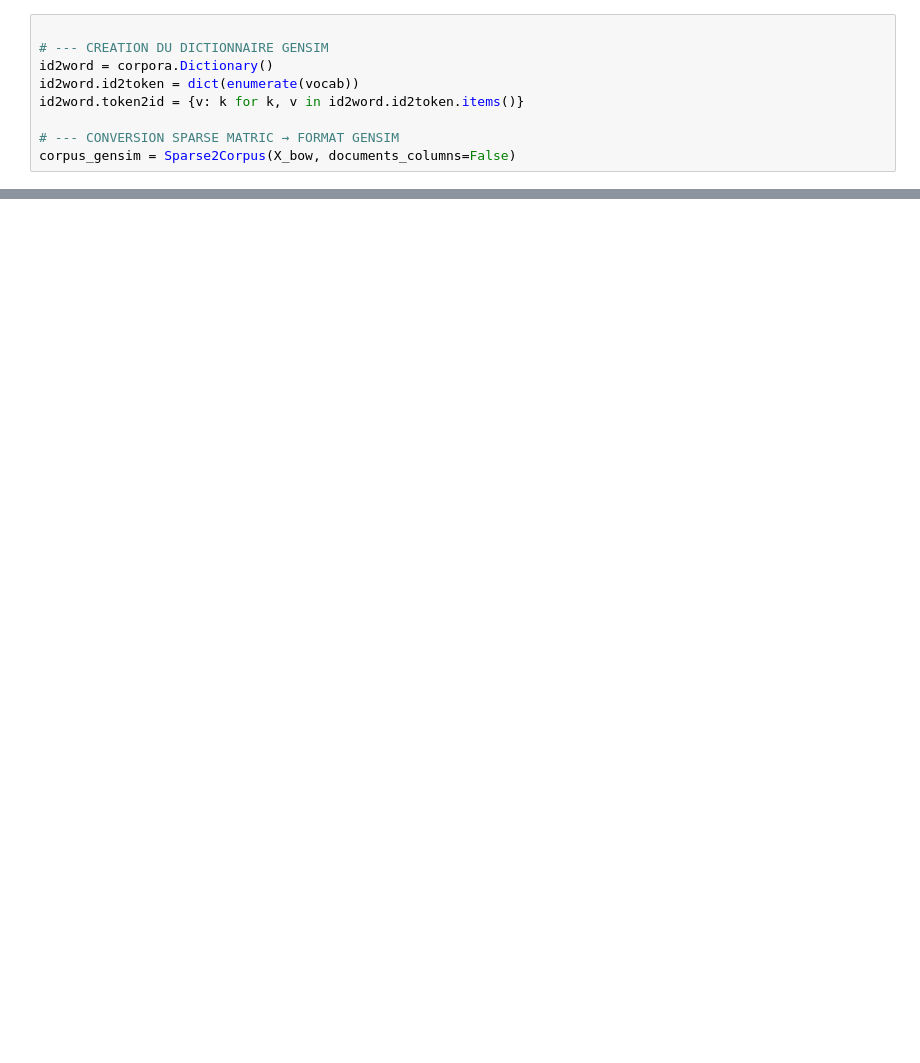
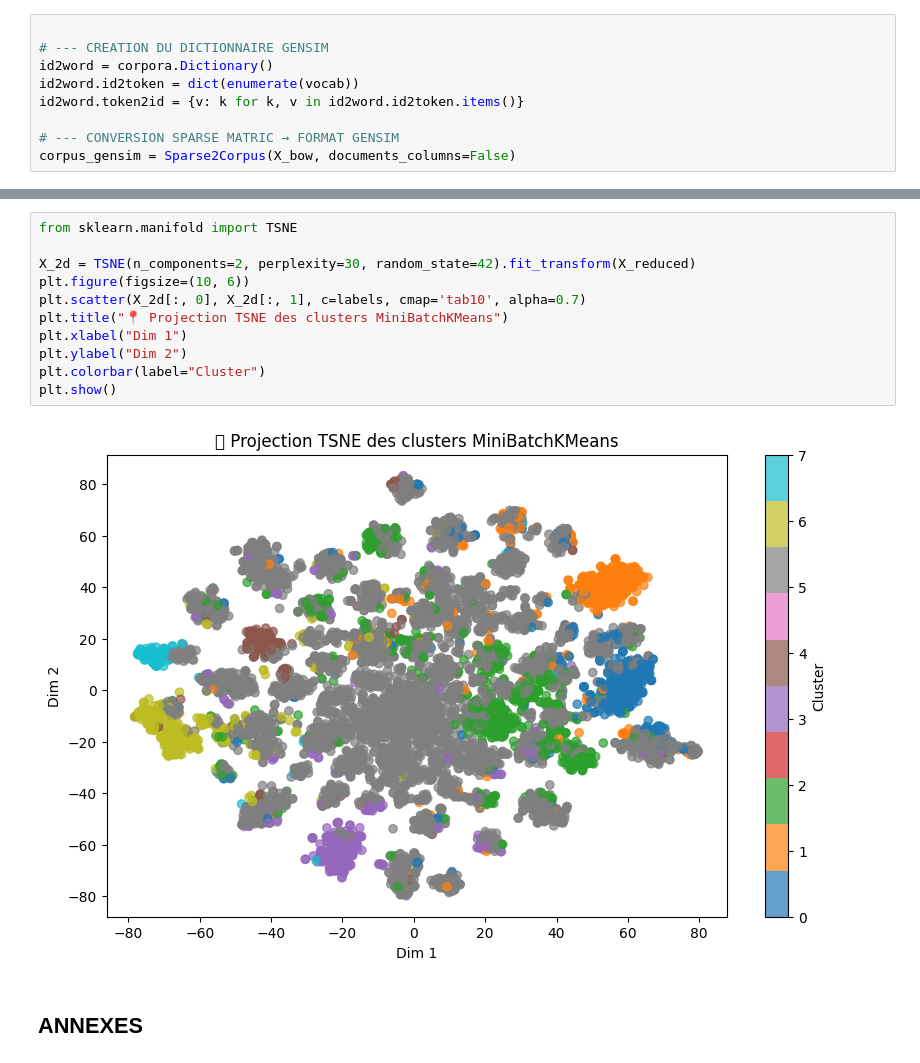
Before and after one commit to QuantumIza/tag-suggester, a Jupyter notebook: notebooks/3_modele_non_supervise_lda.ipynb, the cells around one changed output, grey strips where cells are left out. Cells and saved outputs as stored; diff of their text form; blank space fills up the shorter version.

```diff
--- a/notebooks/3_modele_non_supervise_lda.ipynb
+++ b/notebooks/3_modele_non_supervise_lda.ipynb
@@ -175,0 +394,15 @@ for topic_id in range(num_topics):
+# %%
+from sklearn.manifold import TSNE
+
+X_2d = TSNE(n_components=2, perplexity=30, random_state=42).fit_transform(X_reduced)
+plt.figure(figsize=(10, 6))
+plt.scatter(X_2d[:, 0], X_2d[:, 1], c=labels, cmap='tab10', alpha=0.7)
+plt.title("📍 Projection TSNE des clusters MiniBatchKMeans")
+plt.xlabel("Dim 1")
+plt.ylabel("Dim 2")
+plt.colorbar(label="Cluster")
+plt.show()
+# %% [output]
+[figure, added]
+# %% [markdown]
+## ANNEXES
```
Also changed, not shown: parts of 41 cells of this notebook.
